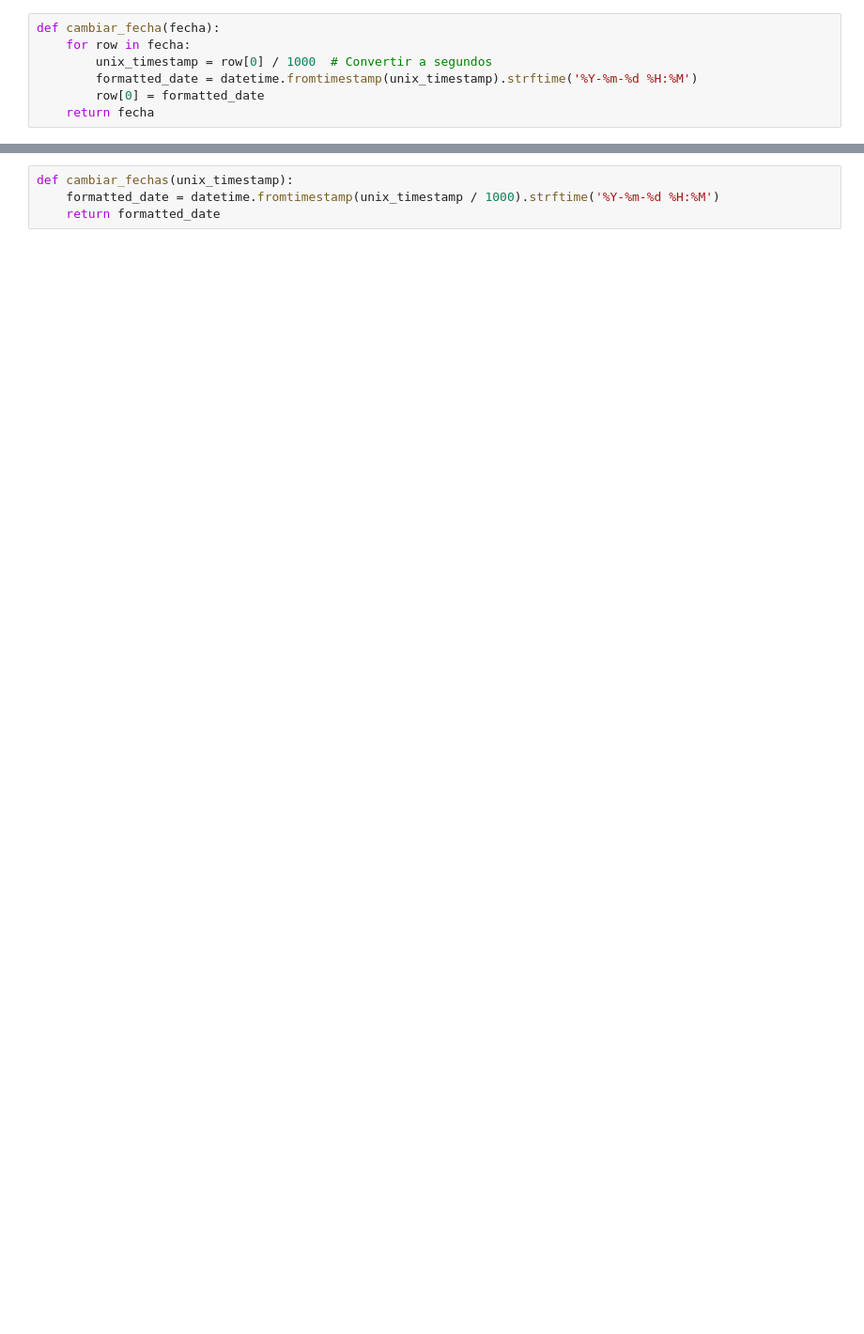
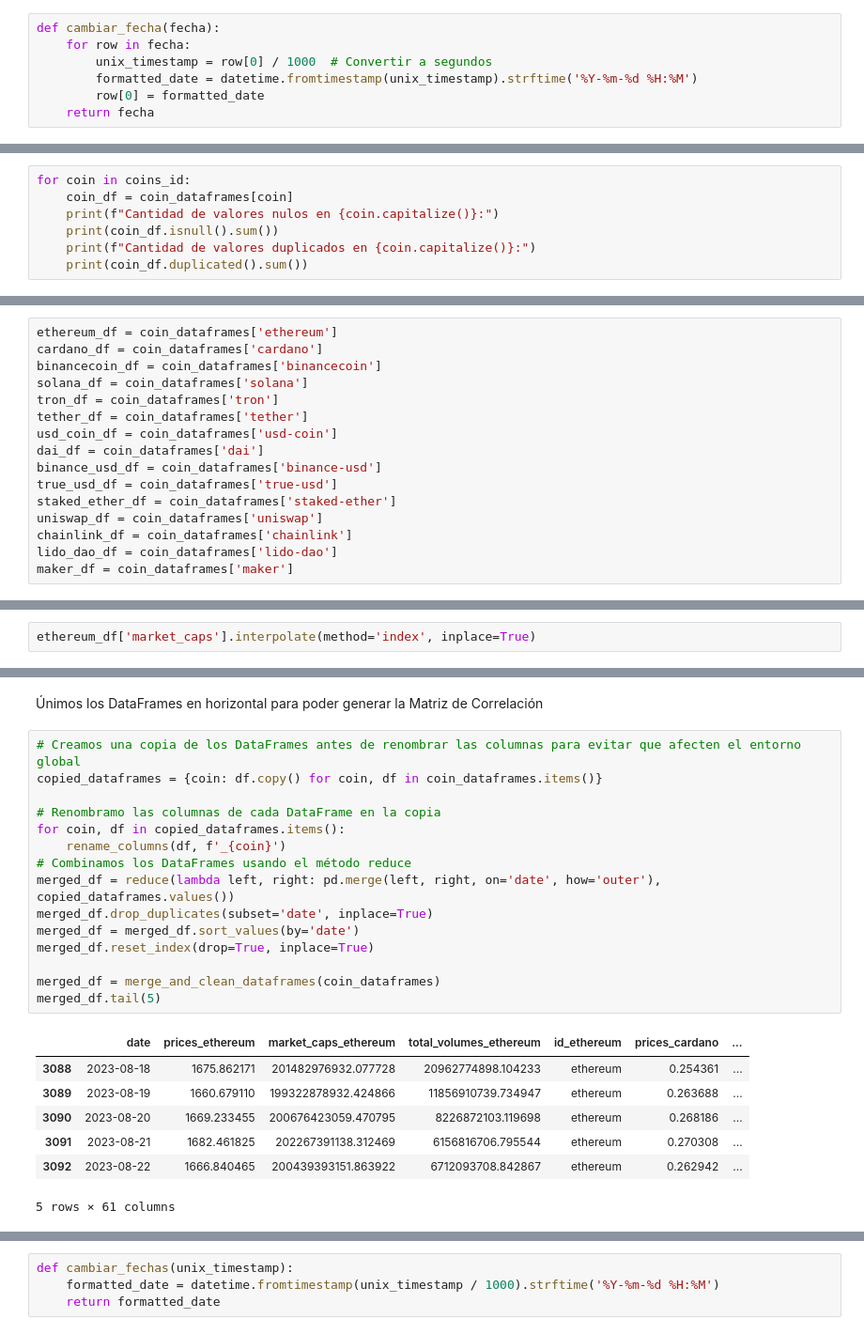
Before and after one commit to BrianMasat/ProjectDataAnalyst, a Jupyter notebook: ProyectoDataAnalytics/EDA.ipynb, the cells around one changed output, grey strips where cells are left out. Shown at 94% size. Cells and saved outputs as stored; diff of their text form; blank space fills up the shorter version.

```diff
--- a/ProyectoDataAnalytics/EDA.ipynb
+++ b/ProyectoDataAnalytics/EDA.ipynb
@@ -1293,0 +281,7 @@ plt.show()
+# %%
+for coin in coins_id:
+    coin_df = coin_dataframes[coin]
+    print(f"Cantidad de valores nulos en {coin.capitalize()}:")
+    print(coin_df.isnull().sum())
+    print(f"Cantidad de valores duplicados en {coin.capitalize()}:")
+    print(coin_df.duplicated().sum())
@@ -1293,0 +308,16 @@ plt.show()
+# %%
+ethereum_df = coin_dataframes['ethereum']
+cardano_df = coin_dataframes['cardano']
+binancecoin_df = coin_dataframes['binancecoin']
+solana_df = coin_dataframes['solana']
+tron_df = coin_dataframes['tron']
+tether_df = coin_dataframes['tether']
+usd_coin_df = coin_dataframes['usd-coin']
+dai_df = coin_dataframes['dai']
+binance_usd_df = coin_dataframes['binance-usd']
+true_usd_df = coin_dataframes['true-usd']
+staked_ether_df = coin_dataframes['staked-ether']
+uniswap_df = coin_dataframes['uniswap']
+chainlink_df = coin_dataframes['chainlink']
+lido_dao_df = coin_dataframes['lido-dao']
+maker_df = coin_dataframes['maker']
@@ -1293,0 +332,2 @@ plt.show()
+# %%
+ethereum_df['market_caps'].interpolate(method='index', inplace=True)
@@ -1293,0 +395,25 @@ plt.show()
+# %% [markdown]
+Únimos los DataFrames en horizontal para poder generar la Matriz de Correlación
+# %%
+# Creamos una copia de los DataFrames antes de renombrar las columnas para evitar que afecten el entorno global
+copied_dataframes = {coin: df.copy() for coin, df in coin_dataframes.items()}
+
+# Renombramo las columnas de cada DataFrame en la copia
+for coin, df in copied_dataframes.items():
+    rename_columns(df, f'_{coin}')
+# Combinamos los DataFrames usando el método reduce
+merged_df = reduce(lambda left, right: pd.merge(left, right, on='date', how='outer'), copied_dataframes.values())
+merged_df.drop_duplicates(subset='date', inplace=True)
+merged_df = merged_df.sort_values(by='date')
+merged_df.reset_index(drop=True, inplace=True)
+
+merged_df = merge_and_clean_dataframes(coin_dataframes)
+merged_df.tail(5)
+# %% [output]
+|  | date | prices_ethereum | market_caps_ethereum | total_volumes_ethereum | id_ethereum | prices_cardano | ... |
+| 3088 | 2023-08-18 | 1675.862171 | 201482976932.077728 | 20962774898.104233 | ethereum | 0.254361 | ... |
+| 3089 | 2023-08-19 | 1660.679110 | 199322878932.424866 | 11856910739.734947 | ethereum | 0.263688 | ... |
+| 3090 | 2023-08-20 | 1669.233455 | 200676423059.470795 | 8226872103.119698 | ethereum | 0.268186 | ... |
+| 3091 | 2023-08-21 | 1682.461825 | 202267391138.312469 | 6156816706.795544 | ethereum | 0.270308 | ... |
+| 3092 | 2023-08-22 | 1666.840465 | 200439393151.863922 | 6712093708.842867 | ethereum | 0.262942 | ... |
+5 rows × 61 columns
```
Also changed, not shown: parts of 118 cells of this notebook, 40 other files.
